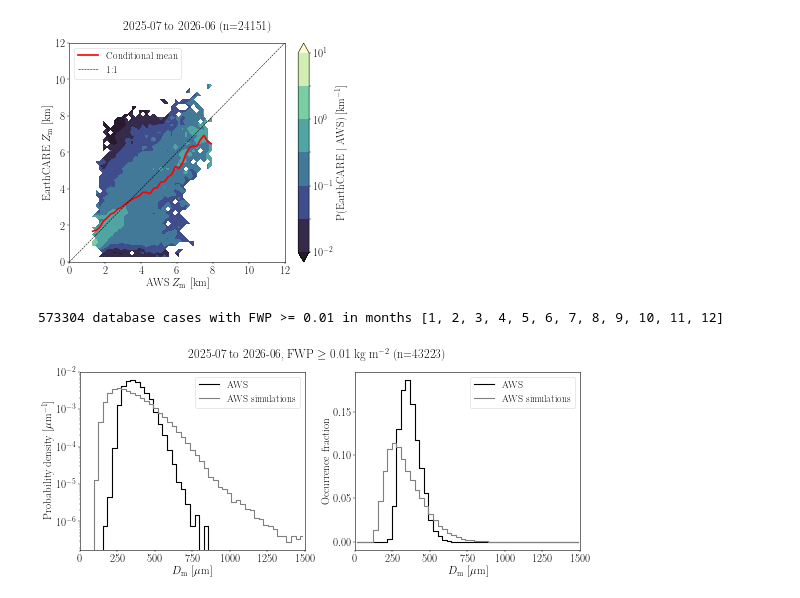
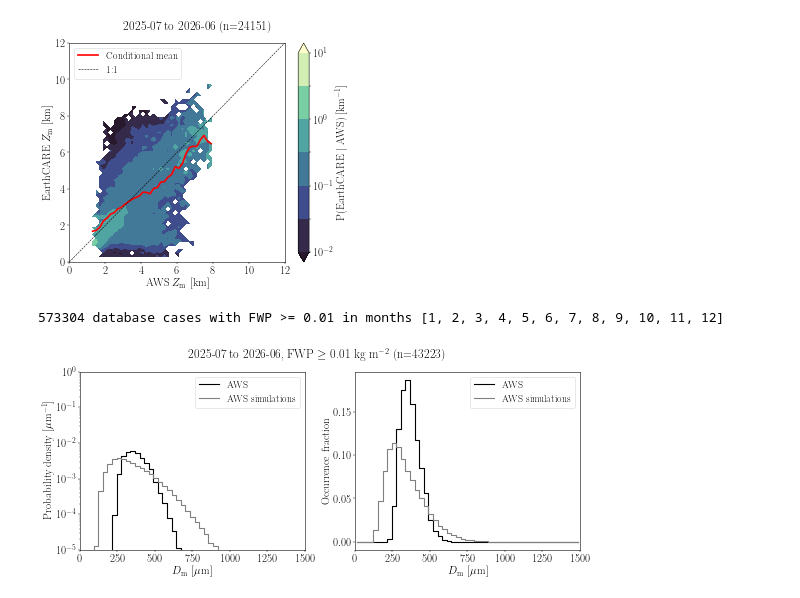
Before and after one commit to elliemay481/AWS_Arctic, a Jupyter notebook: notebooks/earthcare_aws_histo.ipynb, the cells around one changed output. Drawn from its saved outputs; the diff is of its cells as text; code cells hidden in the pictures.

Commit message:
plot

```diff
--- a/notebooks/earthcare_aws_histo.ipynb
+++ b/notebooks/earthcare_aws_histo.ipynb
@@ -303,6 +303,8 @@ ax_of.step(zm_bin_centres_km, zm_ea_occ_frac, where="mid", lw=2,
            color="red", label="EarthCARE")
 ax_of.set_ylabel("Occurrence fraction")
 
+ax_pdf.set_ylim([1e-5, 1e-0])
+
 if zm_database_counts is not None:
     db_n = zm_database_counts.sum()
     ax_pdf.step(zm_bin_centres_km, zm_database_counts / (db_n * zm_bin_widths_km),
@@ -447,33 +449,34 @@ fig, (ax_pdf, ax_of) = plt.subplots(1, 2, figsize=(14, 6))
 
 ax_pdf.step(dm_bin_centres_um, dm_aws_counts / (dm_aws_n * dm_bin_widths_um),
             where="mid", lw=2, color="black", label="AWS")
 ax_of.step(dm_bin_centres_um, dm_aws_counts / dm_aws_n,
            where="mid", lw=2, color="black", label="AWS")
 
 if dm_database_counts is not None:
     db_n = dm_database_counts.sum()
     ax_pdf.step(dm_bin_centres_um, dm_database_counts / (db_n * dm_bin_widths_um),
                 where="mid", lw=2, color="grey", label="AWS simulations")
     ax_of.step(dm_bin_centres_um, dm_database_counts / db_n,
                where="mid", lw=2, color="grey", label="AWS simulations")
 
 ax_pdf.set_yscale("log")
+ax_pdf.set_ylim([1e-5, 1e0])
 ax_pdf.set_ylabel(r"Probability density [$\mu$m$^{-1}$]")
 ax_of.set_ylabel("Occurrence fraction")
 
 for ax in (ax_pdf, ax_of):
     ax.set_xlim(dm_bins_um[0], dm_bins_um[-1])
     ax.set_xlabel(f"{dm_label} [$\\mu$m]")
     ax.legend()
 
 period_label = date_str.replace("_to_", " to ").replace("_", ", ")
 fig.suptitle(f"{period_label}, FWP $\\geq$ {min_wp_dm} kg m$^{{-2}}$ (n={dm_aws_n})", fontsize=22)
 
 fig.tight_layout()
 plt.savefig(f"../figures/collocation_statistics/aws_dm_distributions_{date_str}.png",
             facecolor="white", bbox_inches="tight", dpi=200)
 # %% [output]
 573304 database cases with FWP >= 0.01 in months [1, 2, 3, 4, 5, 6, 7, 8, 9, 10, 11, 12]
-[figure, old version]
+[figure, new version]
 # %%
 h_dm
```
Also changed, not shown: parts of 2 cells of this notebook, 3 other files.
